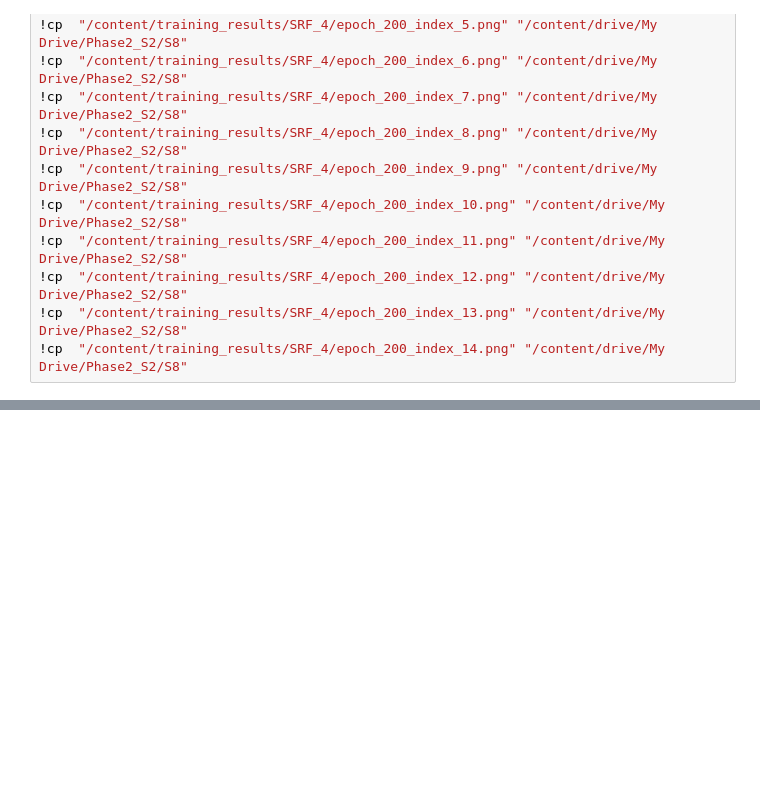
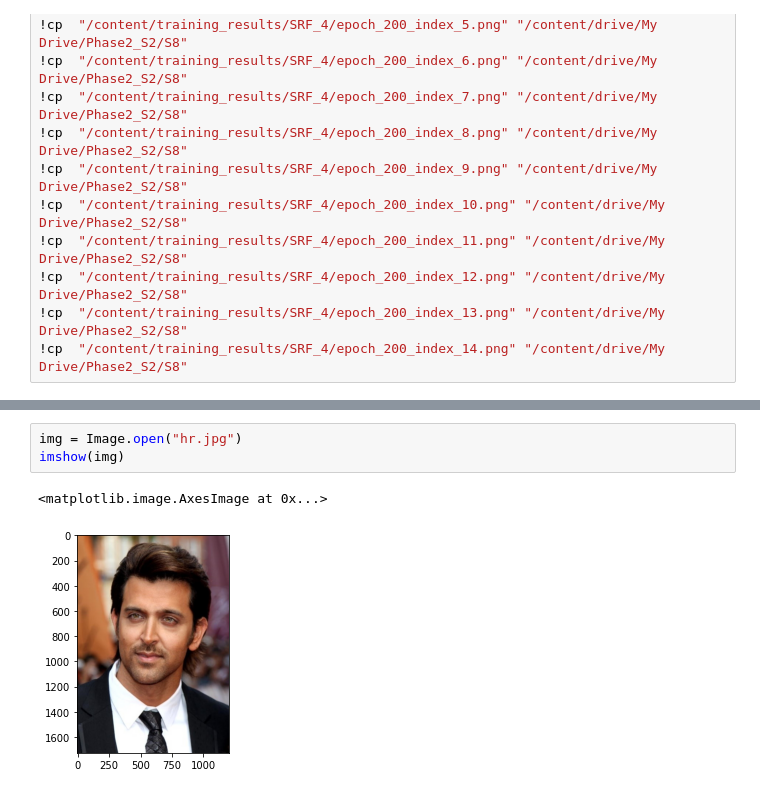
Before and after one commit to EVA4-RS-Group/Phase2, a Jupyter notebook: S8/SR_GAN/SR_GAN.ipynb, the cells around one changed output, grey strips where cells are left out. Drawn from its saved outputs; the diff is of its cells as text; blank space fills up the shorter version.

```diff
--- a/S8/SR_GAN/SR_GAN.ipynb
+++ b/S8/SR_GAN/SR_GAN.ipynb
@@ -229,0 +324,6 @@ for epoch in range(1, NUM_EPOCHS + 1):
+# %%
+img = Image.open("hr.jpg")
+imshow(img)
+# %% [output]
+<matplotlib.image.AxesImage at 0x...>
+[figure, added]
```
Also changed, not shown: parts of 12 cells of this notebook.
